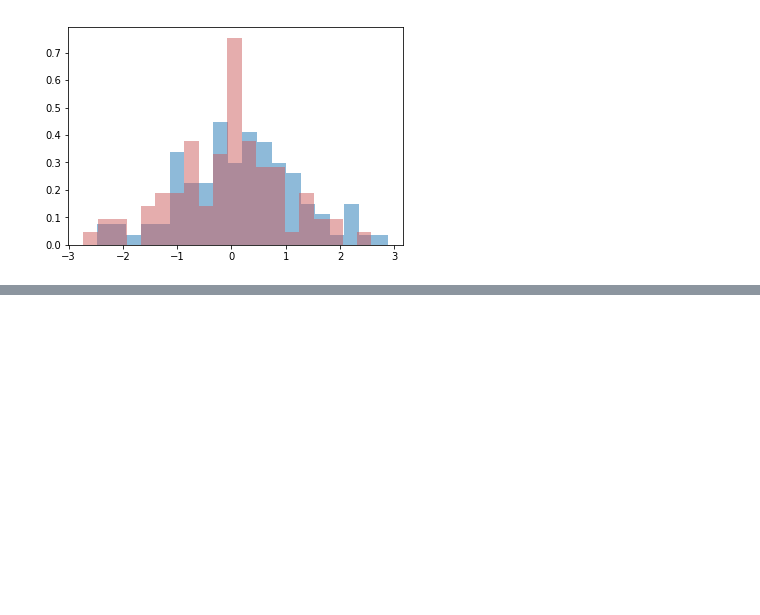
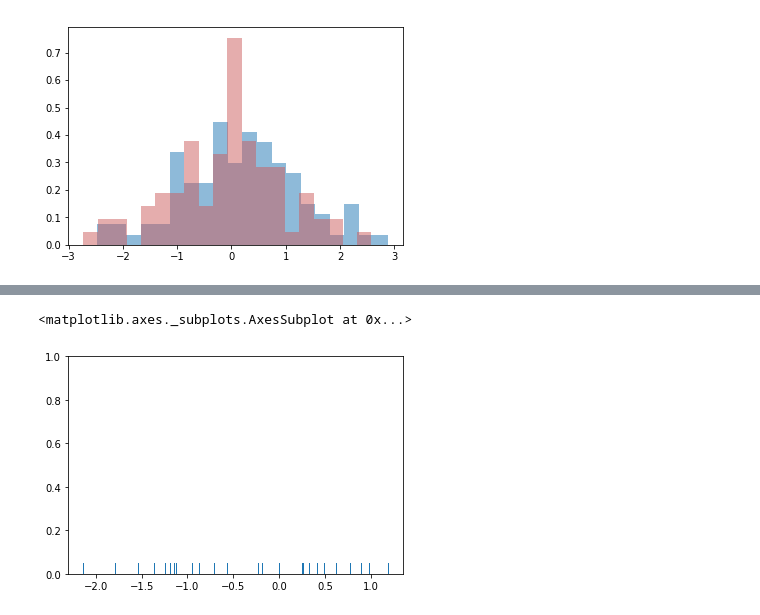
Before and after one commit to aki-06/Data_Science, a Jupyter notebook: 20180506_データの可視化.ipynb, the cells around one changed output, grey strips where cells are left out. Drawn from its saved outputs; the diff is of its cells as text; code cells hidden in the pictures; blank space fills up the shorter version.

```diff
--- a/20180506_データの可視化.ipynb
+++ b/20180506_データの可視化.ipynb
@@ -57,0 +83,7 @@ data1 =
+# %%
+dataset = randn(25)
+# %%
+sns.rugplot(dataset)
+# %% [output]
+<matplotlib.axes._subplots.AxesSubplot at 0x...>
+[figure, added]
```
Also changed, not shown: parts of 22 cells of this notebook, 1 other file.
